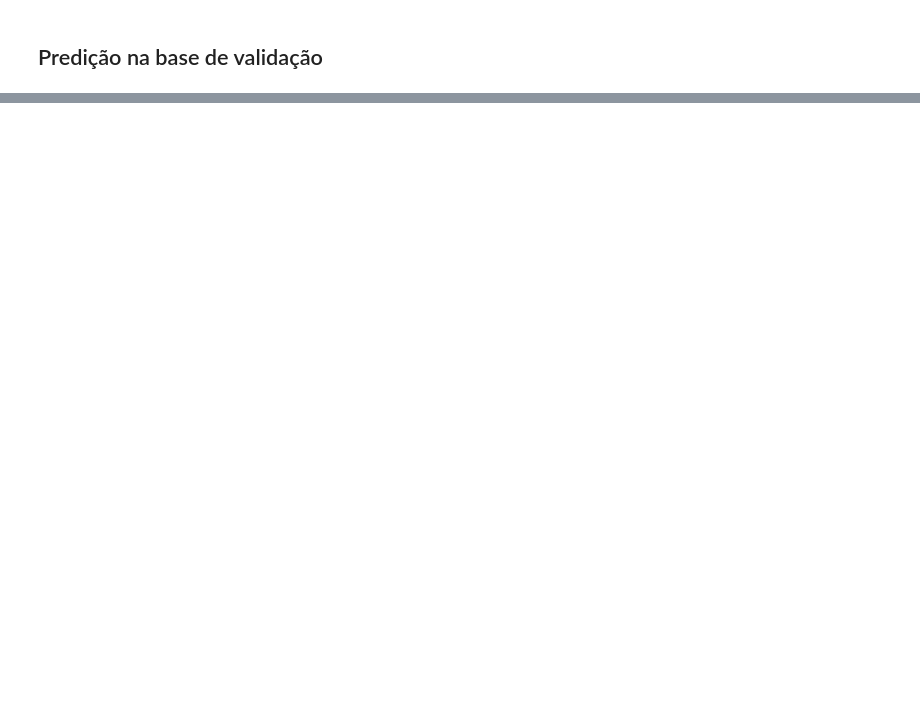
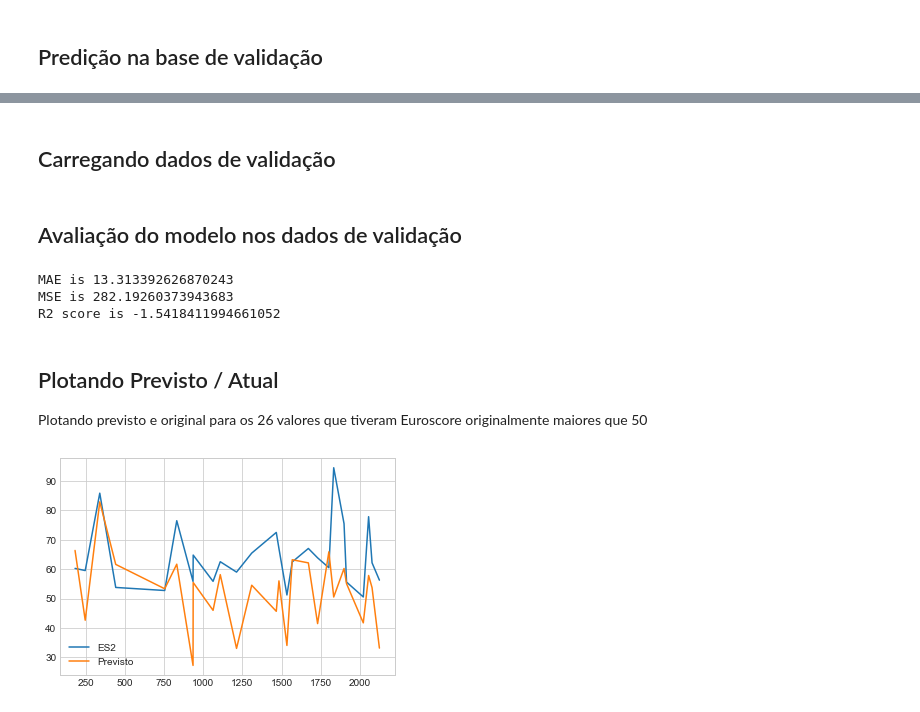
Before and after one commit to edsonpiresnunes/Euroscore, a Jupyter notebook: Euroscore.ipynb, the cells around one changed output, grey strips where cells are left out. Saved outputs shown, nothing was run; the diff lists cells and outputs as text; code cells hidden in the pictures; blank space fills up the shorter version.

```diff
--- a/Euroscore.ipynb
+++ b/Euroscore.ipynb
@@ -373,0 +342,32 @@ plt.show()
+# %%
+unseen_predictions_trained = pd.read_csv("data\processed\predictions_trained.csv")
+# %% [markdown]
+## Carregando dados de validação
+# %%
+predictions = unseen_predictions_trained.loc[unseen_predictions_trained.es2 >= 50]
+es2 = predictions.es2
+es2_predicted = predictions.Label
+# %% [markdown]
+## Avaliação do modelo nos dados de validação
+# %%
+mae = metrics.mean_absolute_error(es2, es2_predicted)
+mse = metrics.mean_squared_error(es2, es2_predicted)
+r2 = metrics.r2_score(es2, es2_predicted)
+
+print(f'MAE is {mae}')
+print(f'MSE is {mse}')
+print(f'R2 score is {r2}')
+# %% [output]
+MAE is 13.313392626870243
+MSE is 282.19260373943683
+R2 score is -1.5418411994661052
+# %% [markdown]
+## Plotando Previsto / Atual
+Plotando previsto e original para os 26 valores que tiveram Euroscore originalmente maiores que 50
+# %%
+plt.plot(es2, label='ES2')
+plt.plot(es2_predicted, label='Previsto')
+plt.legend()
+plt.show()
+# %% [output]
+[figure, added]
```
Also changed, not shown: parts of 18 cells of this notebook, 1 other file.
